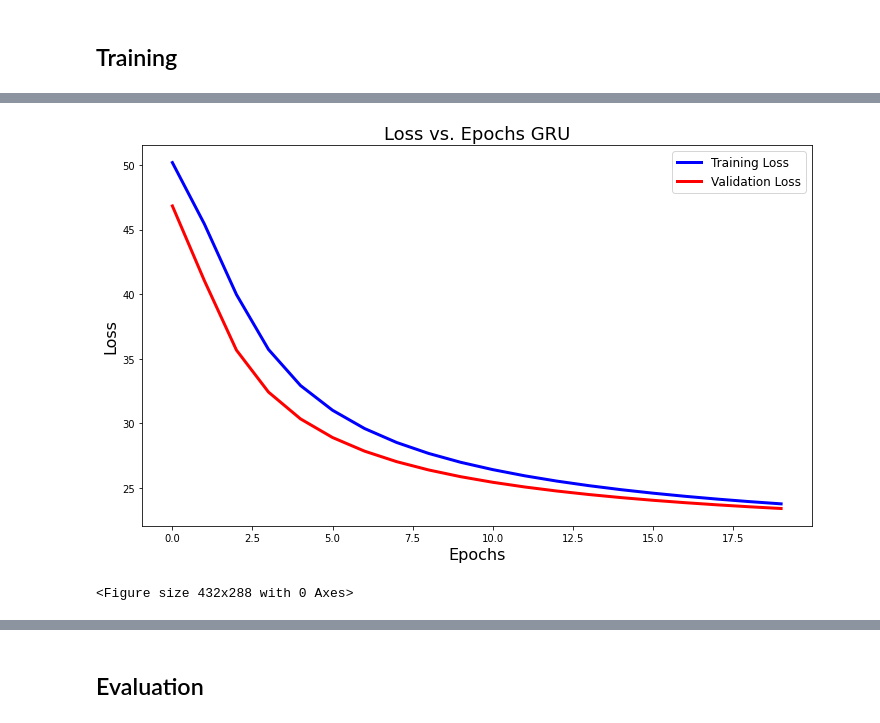
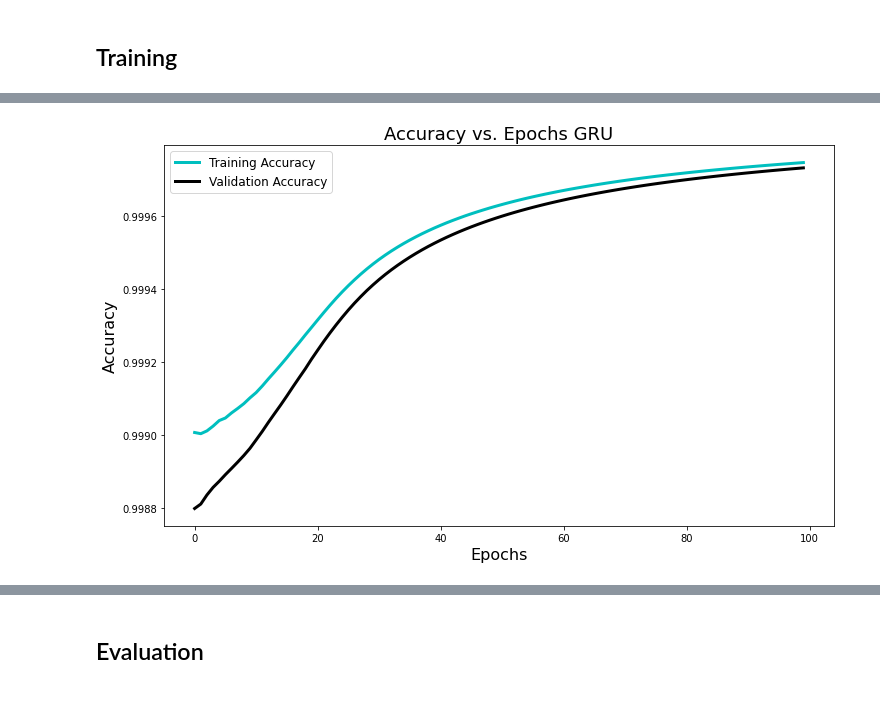
Before and after one commit to Assassinsarms/Disease-Prognosis-Prediction-using-Longitudinal-Electronic-Health-Records-and-Gated-Recurrent-Units, a Jupyter notebook: Aaron_Mir_INM706_Coursework.ipynb, the cells around one changed output, grey strips where cells are left out. Saved outputs shown, nothing was run; the diff lists cells and outputs as text; code cells hidden in the pictures.

```diff
--- a/Aaron_Mir_INM706_Coursework.ipynb
+++ b/Aaron_Mir_INM706_Coursework.ipynb
@@ -906 +1019,13 @@ Training and validation has taken  323.14700388908386 seconds to complete
+# %%
+plt.figure(figsize=(12, 7))
+plt.plot(history_train_accuracy, 'c', linewidth=3.0, label='Training Accuracy')
+plt.plot(history_val_accuracy, 'k', linewidth=3.0, label='Validation Accuracy')
+plt.title('Accuracy vs. Epochs GRU', fontsize=18)
+plt.xlabel('Epochs', fontsize=16)
+plt.ylabel('Accuracy', fontsize=16)
+plt.legend(fontsize=12)
+# plt.savefig('results/AccuracyvsEpochs.png')
+plt.show()
+# %% [output]
+[figure, added]
 # %%
@@ -925,16 +1052,3 @@ Training and validation has taken  323.14700388908386 seconds to complete
 # history_val_precision = np.load('results/history_val_precision.npy')
 # history_train_f1 = np.load('results/history_train_f1.npy')
 # history_val_f1 = np.load('results/history_val_f1.npy')
-# %%
-plt.figure(figsize=(12, 7))
-plt.plot(history_train_loss, 'b', linewidth=3.0, label='Training Loss')
-plt.plot(history_val_loss, 'r', linewidth=3.0, label='Validation Loss')
-plt.title('Loss vs. Epochs GRU', fontsize=18)
-plt.xlabel('Epochs', fontsize=16)
-plt.ylabel('Loss', fontsize=16)
-plt.legend(fontsize=12)
-plt.show()
-# plt.savefig('results/LossvsEpochs.png')
-# %% [output]
-[figure, removed]
-<Figure size 432x288 with 0 Axes>
```
Also changed, not shown: parts of 67 cells of this notebook, 19 other files.
